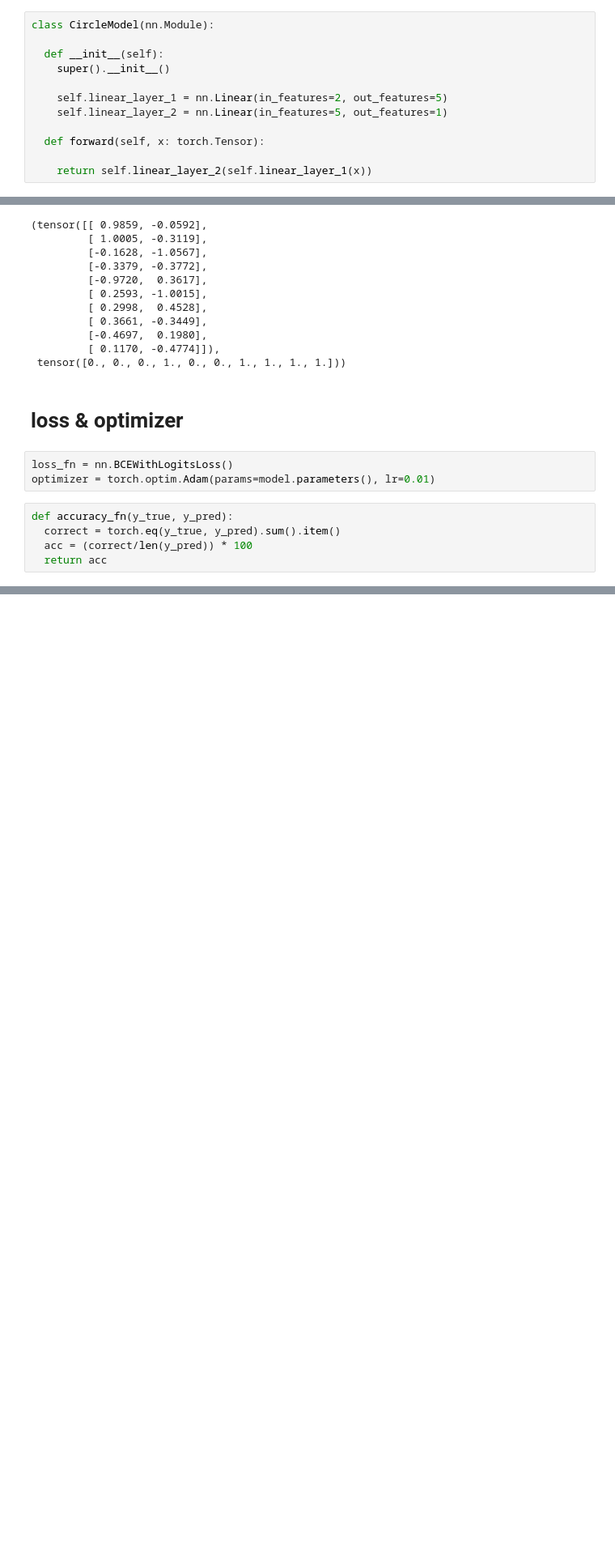
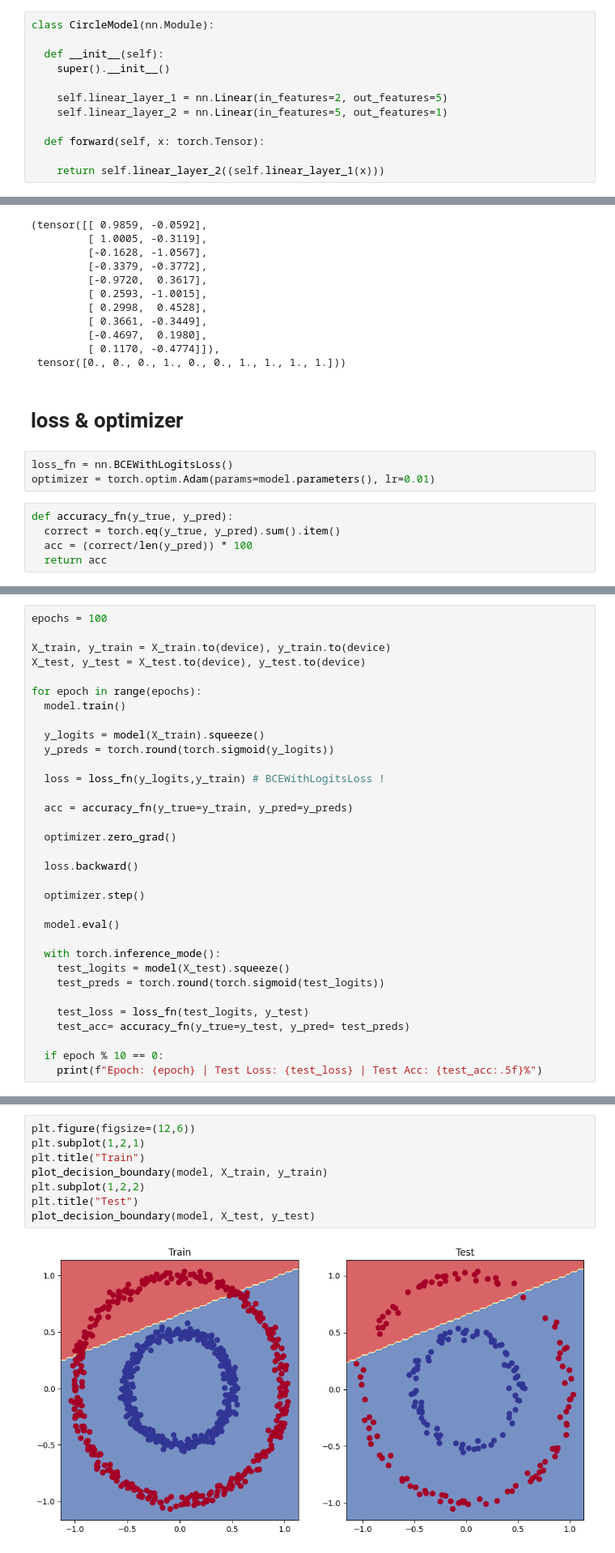
Before and after one commit to julianl11/projektarbeit_1, a Jupyter notebook: pytorch_course/02_classification.ipynb, the cells around one changed output, grey strips where cells are left out. Shown at 81% size. Drawn from its saved outputs; the diff is of its cells as text; blank space fills up the shorter version.

```diff
--- a/pytorch_course/02_classification.ipynb
+++ b/pytorch_course/02_classification.ipynb
@@ -105,7 +105,7 @@ class CircleModel(nn.Module):
 
   def forward(self, x: torch.Tensor):
 
-    return self.linear_layer_2(self.linear_layer_1(x))
+    return self.linear_layer_2((self.linear_layer_1(x)))
 # %%
 model = CircleModel().to(device)
 model
@@ -251,0 +252,33 @@ tensor([[True, True, True, True, True],
+# %%
+epochs = 100
+
+X_train, y_train = X_train.to(device), y_train.to(device)
+X_test, y_test = X_test.to(device), y_test.to(device)
+
+for epoch in range(epochs):
+  model.train()
+
+  y_logits = model(X_train).squeeze()
+  y_preds = torch.round(torch.sigmoid(y_logits))
+
+  loss = loss_fn(y_logits,y_train) # BCEWithLogitsLoss !
+
+  acc = accuracy_fn(y_true=y_train, y_pred=y_preds)
+
+  optimizer.zero_grad()
+
+  loss.backward()
+
+  optimizer.step()
+
+  model.eval()
+
+  with torch.inference_mode():
+    test_logits = model(X_test).squeeze()
+    test_preds = torch.round(torch.sigmoid(test_logits))
+
+    test_loss = loss_fn(test_logits, y_test)
+    test_acc= accuracy_fn(y_true=y_test, y_pred= test_preds)
+
+  if epoch % 10 == 0:
+    print(f"Epoch: {epoch} | Test Loss: {test_loss} | Test Acc: {test_acc:.5f}%")
@@ -251,0 +313,10 @@ tensor([[True, True, True, True, True],
+# %%
+plt.figure(figsize=(12,6))
+plt.subplot(1,2,1)
+plt.title("Train")
+plot_decision_boundary(model, X_train, y_train)
+plt.subplot(1,2,2)
+plt.title("Test")
+plot_decision_boundary(model, X_test, y_test)
+# %% [output]
+[figure, added]
```
Also changed, not shown: parts of 49 cells of this notebook.
